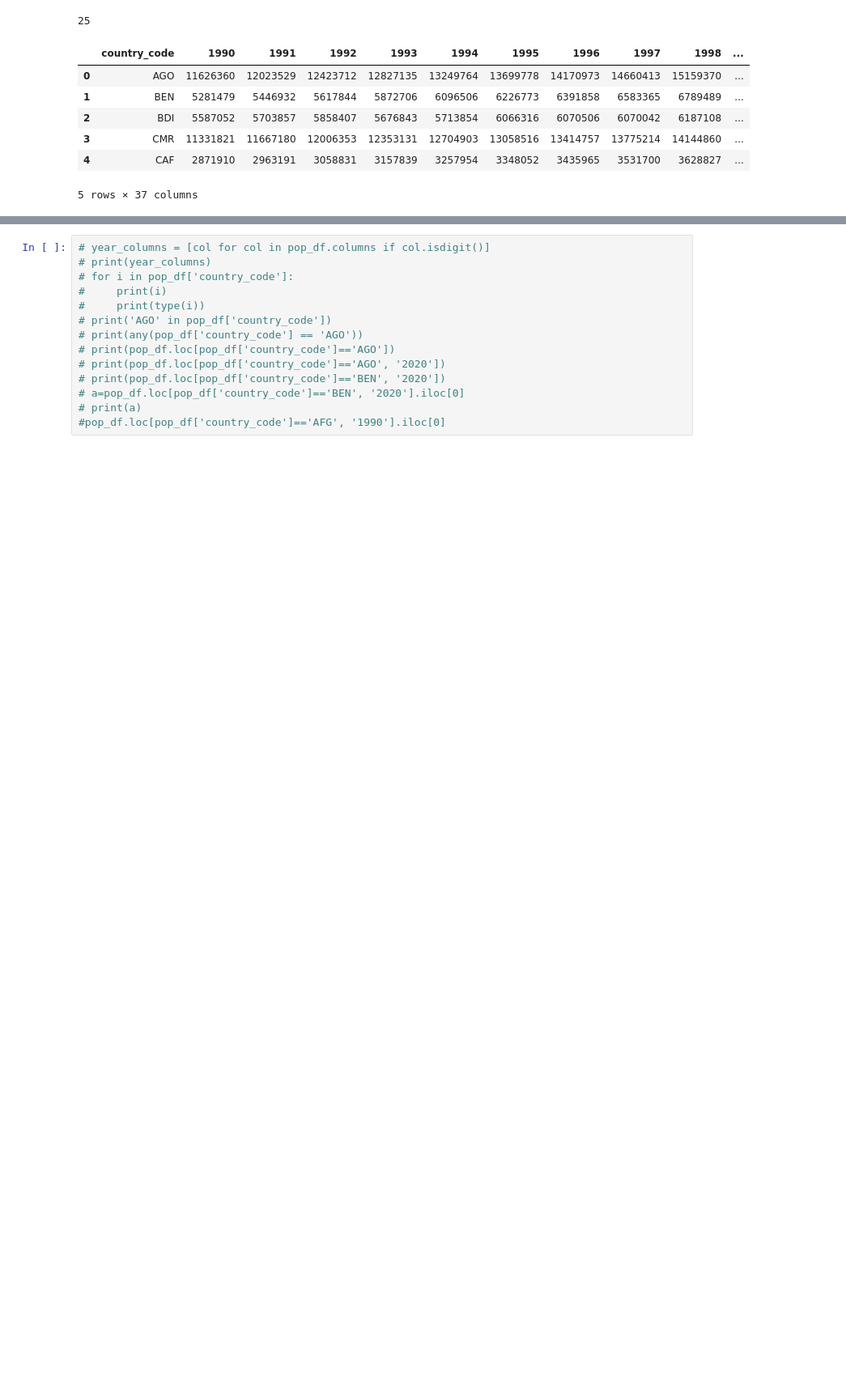
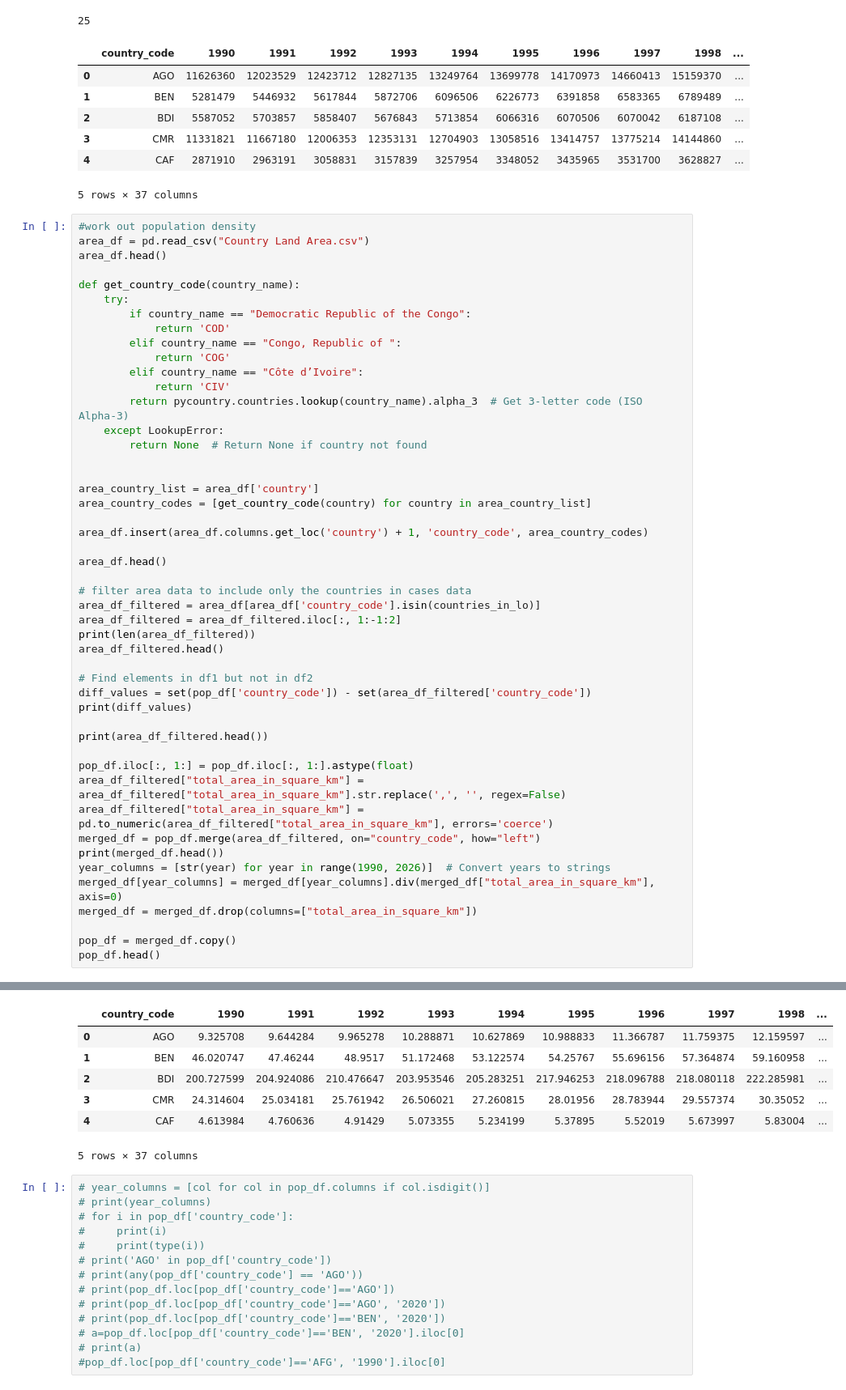
Before and after one commit to KevinDZLiu/Interdisciplinary-Research-Computing-Group-6, a Jupyter notebook: project.ipynb, the cells around one changed output, grey strips where cells are left out. Shown at 81% size. Cells and saved outputs as stored; diff of their text form; blank space fills up the shorter version.

Commit message:
changed population to population density

```diff
--- a/project.ipynb
+++ b/project.ipynb
@@ -193,3 +193,52 @@ pop_df.head()
 | 3 | CMR | 11331821 | 11667180 | 12006353 | 12353131 | 12704903 | 13058516 | 13414757 | 13775214 | 14144860 | ... |
 | 4 | CAF | 2871910 | 2963191 | 3058831 | 3157839 | 3257954 | 3348052 | 3435965 | 3531700 | 3628827 | ... |
 5 rows × 37 columns
+# %%
+#work out population density
+area_df = pd.read_csv("Country Land Area.csv")
+area_df.head()
+
+def get_country_code(country_name):
+    try:
+        if country_name == "Democratic Republic of the Congo":
+            return 'COD'
+        elif country_name == "Congo, Republic of ":
+            return 'COG'
+        elif country_name == "Côte d’Ivoire":
+            return 'CIV'
+        return pycountry.countries.lookup(country_name).alpha_3  # Get 3-letter code (ISO Alpha-3)
+    except LookupError:
+        return None  # Return None if country not found
+
+
+area_country_list = area_df['country']
+area_country_codes = [get_country_code(country) for country in area_country_list]
+
+area_df.insert(area_df.columns.get_loc('country') + 1, 'country_code', area_country_codes)
+
+area_df.head()
+
+# filter area data to include only the countries in cases data
+area_df_filtered = area_df[area_df['country_code'].isin(countries_in_lo)]
+area_df_filtered = area_df_filtered.iloc[:, 1:-1:2]
+print(len(area_df_filtered))
+area_df_filtered.head()
+
+# Find elements in df1 but not in df2
+diff_values = set(pop_df['country_code']) - set(area_df_filtered['country_code'])
+print(diff_values)
+
+print(area_df_filtered.head())
+
+pop_df.iloc[:, 1:] = pop_df.iloc[:, 1:].astype(float)
+area_df_filtered["total_area_in_square_km"] = area_df_filtered["total_area_in_square_km"].str.replace(',', '', regex=False)
+area_df_filtered["total_area_in_square_km"] = pd.to_numeric(area_df_filtered["total_area_in_square_km"], errors='coerce')
+merged_df = pop_df.merge(area_df_filtered, on="country_code", how="left")
+print(merged_df.head())
+year_columns = [str(year) for year in range(1990, 2026)]  # Convert years to strings
+merged_df[year_columns] = merged_df[year_columns].div(merged_df["total_area_in_square_km"], axis=0)
+merged_df = merged_df.drop(columns=["total_area_in_square_km"])
+
+pop_df = merged_df.copy()
+pop_df.head()
+# %% [output]
@@ -196,3 +262,10 @@ pop_df.head()
+|  | country_code | 1990 | 1991 | 1992 | 1993 | 1994 | 1995 | 1996 | 1997 | 1998 | ... |
+| 0 | AGO | 9.325708 | 9.644284 | 9.965278 | 10.288871 | 10.627869 | 10.988833 | 11.366787 | 11.759375 | 12.159597 | ... |
+| 1 | BEN | 46.020747 | 47.46244 | 48.9517 | 51.172468 | 53.122574 | 54.25767 | 55.696156 | 57.364874 | 59.160958 | ... |
+| 2 | BDI | 200.727599 | 204.924086 | 210.476647 | 203.953546 | 205.283251 | 217.946253 | 218.096788 | 218.080118 | 222.285981 | ... |
+| 3 | CMR | 24.314604 | 25.034181 | 25.761942 | 26.506021 | 27.260815 | 28.01956 | 28.783944 | 29.557374 | 30.35052 | ... |
+| 4 | CAF | 4.613984 | 4.760636 | 4.91429 | 5.073355 | 5.234199 | 5.37895 | 5.52019 | 5.673997 | 5.83004 | ... |
+5 rows × 37 columns
 # %%
 # year_columns = [col for col in pop_df.columns if col.isdigit()]
 # print(year_columns)
```
Also changed, not shown: parts of 8 cells of this notebook, 1 other file.
